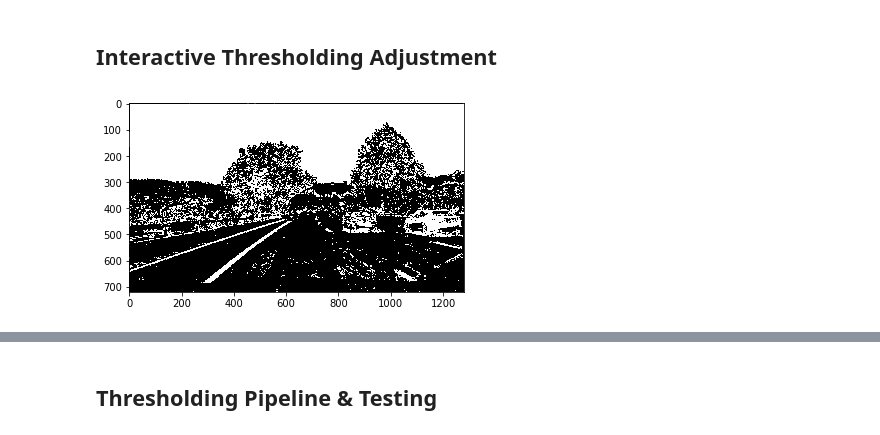
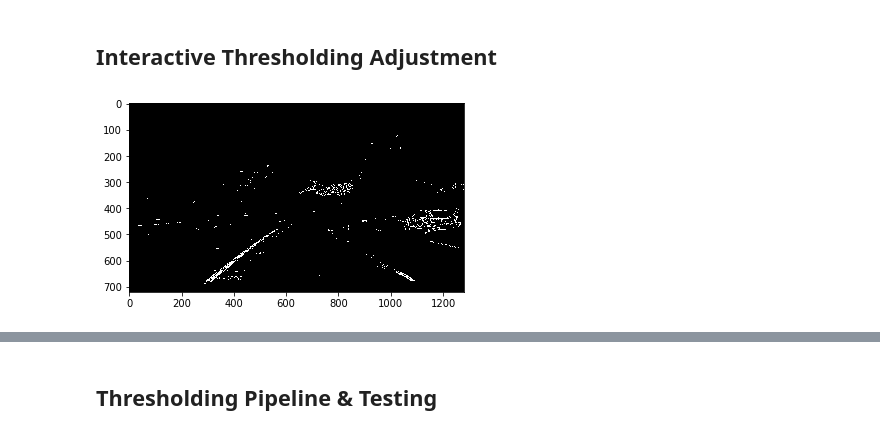
Before and after one commit to tx2016/Self-Driving_Car-Nanodegree-Projects, a Jupyter notebook: CarND-Advanced-Lane-Lines/Camera_Calibration & Interactive_Thresholding.ipynb, the cells around one changed output, grey strips where cells are left out. Saved outputs shown, nothing was run; the diff lists cells and outputs as text; code cells hidden in the pictures.

```diff
--- a/CarND-Advanced-Lane-Lines/Camera_Calibration & Interactive_Thresholding.ipynb
+++ b/CarND-Advanced-Lane-Lines/Camera_Calibration & Interactive_Thresholding.ipynb
@@ -176,42 +163,54 @@ def color_thr(img, s_thresh = (0,255), v_thresh = (0,255)):
+# %%
+def color_mask(img):
+    image_HSV = cv2.cvtColor(img,cv2.COLOR_RGB2HSV)
+
+    yellow_hsv_low  = np.array([0,  100,  100])
+    yellow_hsv_high = np.array([100, 255, 255])
+    mask_yellow = cv2.inRange(image_HSV, yellow_hsv_low, yellow_hsv_high)
+#     res_yellow = cv2.bitwise_and(image,image, mask= mask_yellow)
+
+
+    sensitivity = 45
+    white_hsv_low  = np.array([0, 0,255 - sensitivity])
+    white_hsv_high = np.array([255, sensitivity, 255])
+    mask_white = cv2.inRange(image_HSV, white_hsv_low, white_hsv_high)
+#     res_white= cv2.bitwise_and(image,image, mask= mask_white)
+    binary_out = np.zeros_like(img[:,:,0])
+    binary_out[(mask_yellow!=0) | (mask_white!=0)] =1
+
+#     binary_out = cv2.bitwise_or(mask_yellow, mask_white)
+
+    return binary_out
 # %% [markdown]
 ## Interactive Thresholding Adjustment
 # %%
 # Combining thresholds
 image = mpimg.imread('test_images/test1.jpg')
 def update(ksize, min_gradx, max_gradx, min_grady, max_grady, min_mag, max_mag, min_dir, max_dir, min_s, max_s, min_v, max_v):
     # Apply each of the thresholding functions
     gradx = abs_sobel_thresh(image, orient='x', sobel_kernel=ksize, thresh=(min_gradx,max_gradx))
     grady = abs_sobel_thresh(image, orient='y', sobel_kernel=ksize, thresh=(min_grady,max_grady))
     mag_binary = mag_thresh(image, sobel_kernel=ksize, mag_thresh=(min_mag,max_mag))
     dir_binary = dir_threshold(image, sobel_kernel=ksize, thresh=(min_dir,max_dir))
-    s_binary = hls_select(image, thresh=(min_s,max_s))
-    vs_binary = color_thr(image, s_thresh=(min_s, max_s), v_thresh=(min_v, max_v))
-
+#     s_binary = hls_select(image, thresh=(min_s,max_s))
+    white_yellow_binary = color_mask(image)
 
     combined = np.zeros_like(gradx)
 #     combined[(gradx == 1) & (grady == 1) | (vs_binary == 1)] = 1
 #     combined[((gradx == 1) & (grady == 1)) | ((mag_binary == 1) & (dir_binary == 1))] = 1
 #     combined[((gradx == 1) & (grady == 1)) | ((mag_binary == 1) & (dir_binary == 1))] = 1
-    combined[((gradx == 1) & (grady == 1)) | ((mag_binary == 1) & (dir_binary == 1)) | ((s_binary == 1))] = 1
+#     combined[((gradx == 1) & (grady == 1)) | ((mag_binary == 1) & (dir_binary == 1)) | ((s_binary == 1))] = 1
 #     color_binary = np.zeros_like(gradx)
 #     color_binary[(combined == 1) | (vs_binary == 1)] = 1
-
+    combined[((white_yellow_binary ==1) & ((dir_binary == 1) | (mag_binary == 1)))] = 1
     plt.imshow(combined, cmap='gray')
-#     plt.imshow(color_binary, cmap='gray')
-# # Run the function
-# grad_binary = abs_sobel_thresh(image, orient='x', thresh_min=20, thresh_max=100)
-# # Run the function
-# mag_binary = mag_thresh(image, sobel_kernel=3, mag_thresh=(30, 100))
-# # Run the function
-# dir_binary = dir_threshold(image, sobel_kernel=15, thresh=(0.7, 1.3))
-
 
 interact(update, ksize=(1,31,2),
          min_gradx=(0,255), max_gradx=(0,255),
          min_grady=(0,255), max_grady=(0,255),
          min_mag = (0,255), max_mag = (0,255),
          min_dir=(0,np.pi/2), max_dir=(0,np.pi/2),
          min_s   = (0,255),    max_s = (0,255),
          min_v   = (0,255),    max_v = (0,255));
 # %% [output]
-[figure, old version]
+[figure, new version]
```
Also changed, not shown: parts of 19 cells of this notebook.
